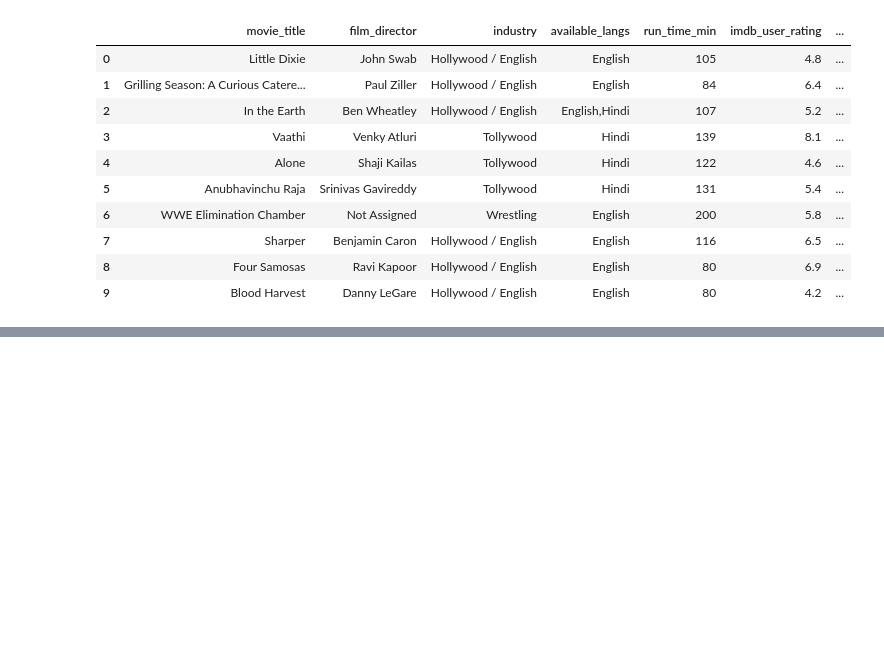
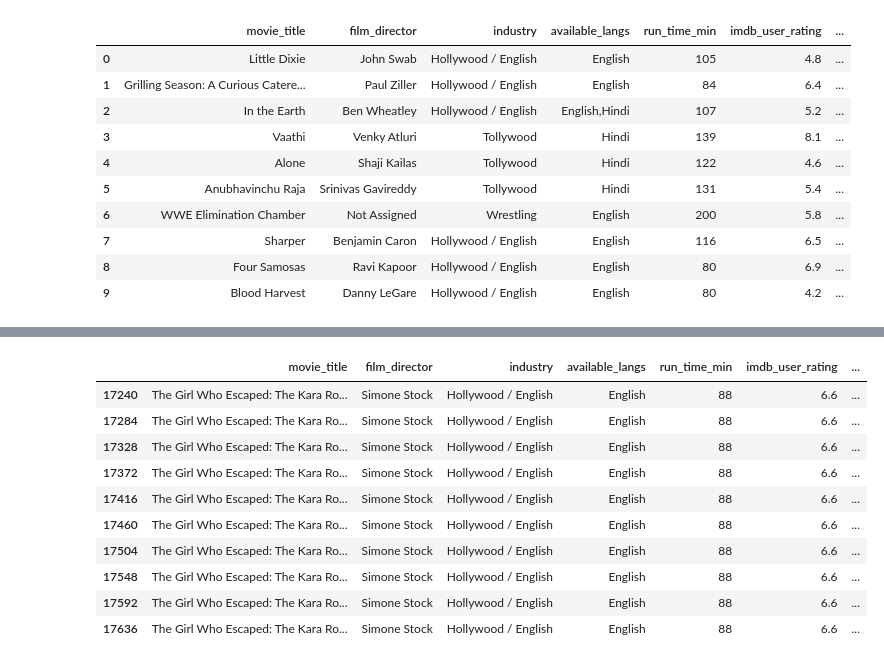
Before and after one commit to JoSEPHDev2022/EDA_Pirated_Movies, a Jupyter notebook: eda_report.ipynb, the cells around one changed output, grey strips where cells are left out. Saved outputs shown, nothing was run; the diff lists cells and outputs as text; code cells hidden in the pictures; blank space fills up the shorter version.

```diff
--- a/eda_report.ipynb
+++ b/eda_report.ipynb
@@ -988,0 +1070,15 @@ pirated_films.head(10)
+# %%
+# Checking the last entries for this film:
+pirated_films.query('movie_title == "The Girl Who Escaped: The Kara Robinson Story"').tail(10)
+# %% [output]
+|  | movie_title | film_director | industry | available_langs | run_time_min | imdb_user_rating | ... |
+| 17240 | The Girl Who Escaped: The Kara Ro... | Simone Stock | Hollywood / English | English | 88 | 6.6 | ... |
+| 17284 | The Girl Who Escaped: The Kara Ro... | Simone Stock | Hollywood / English | English | 88 | 6.6 | ... |
+| 17328 | The Girl Who Escaped: The Kara Ro... | Simone Stock | Hollywood / English | English | 88 | 6.6 | ... |
+| 17372 | The Girl Who Escaped: The Kara Ro... | Simone Stock | Hollywood / English | English | 88 | 6.6 | ... |
+| 17416 | The Girl Who Escaped: The Kara Ro... | Simone Stock | Hollywood / English | English | 88 | 6.6 | ... |
+| 17460 | The Girl Who Escaped: The Kara Ro... | Simone Stock | Hollywood / English | English | 88 | 6.6 | ... |
+| 17504 | The Girl Who Escaped: The Kara Ro... | Simone Stock | Hollywood / English | English | 88 | 6.6 | ... |
+| 17548 | The Girl Who Escaped: The Kara Ro... | Simone Stock | Hollywood / English | English | 88 | 6.6 | ... |
+| 17592 | The Girl Who Escaped: The Kara Ro... | Simone Stock | Hollywood / English | English | 88 | 6.6 | ... |
+| 17636 | The Girl Who Escaped: The Kara Ro... | Simone Stock | Hollywood / English | English | 88 | 6.6 | ... |
```
Also changed, not shown: parts of 33 cells of this notebook.
